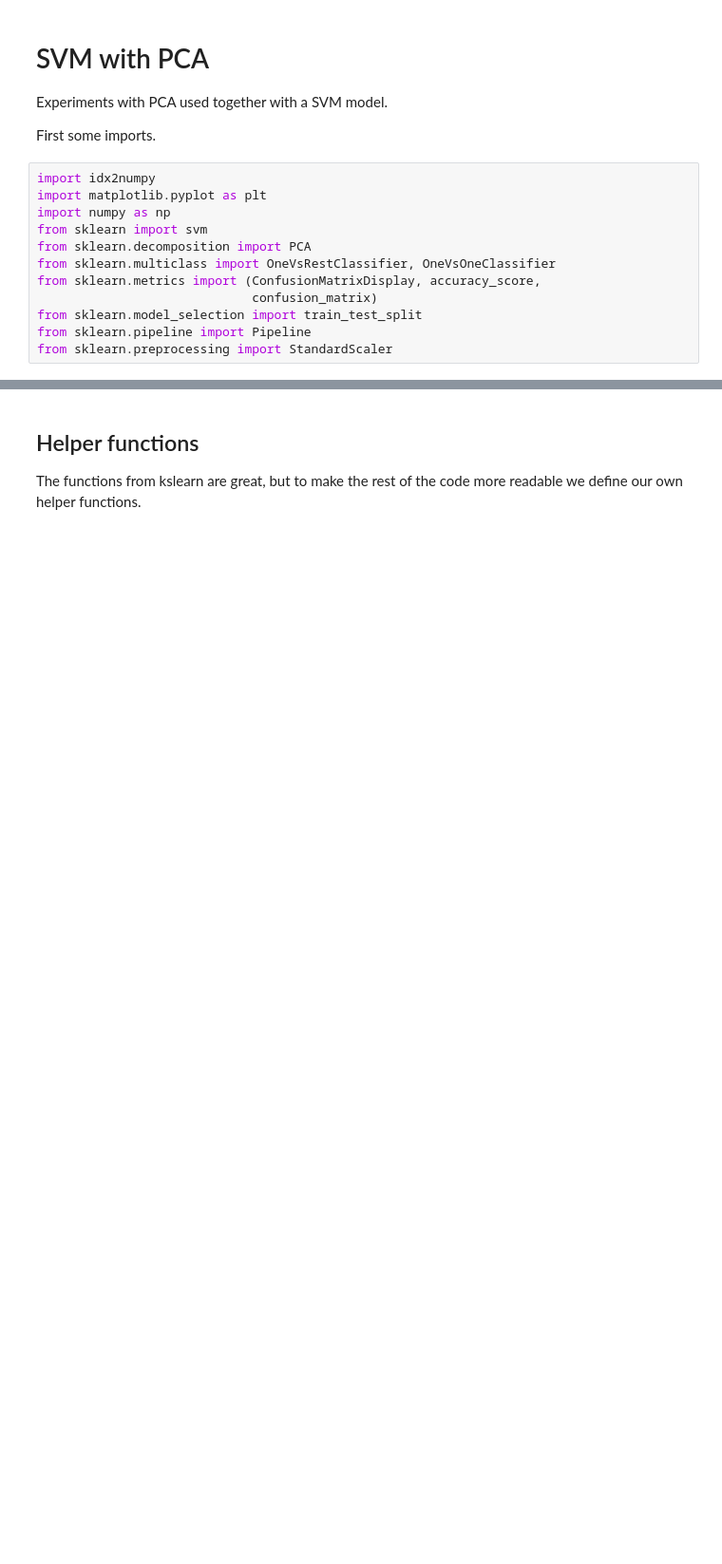
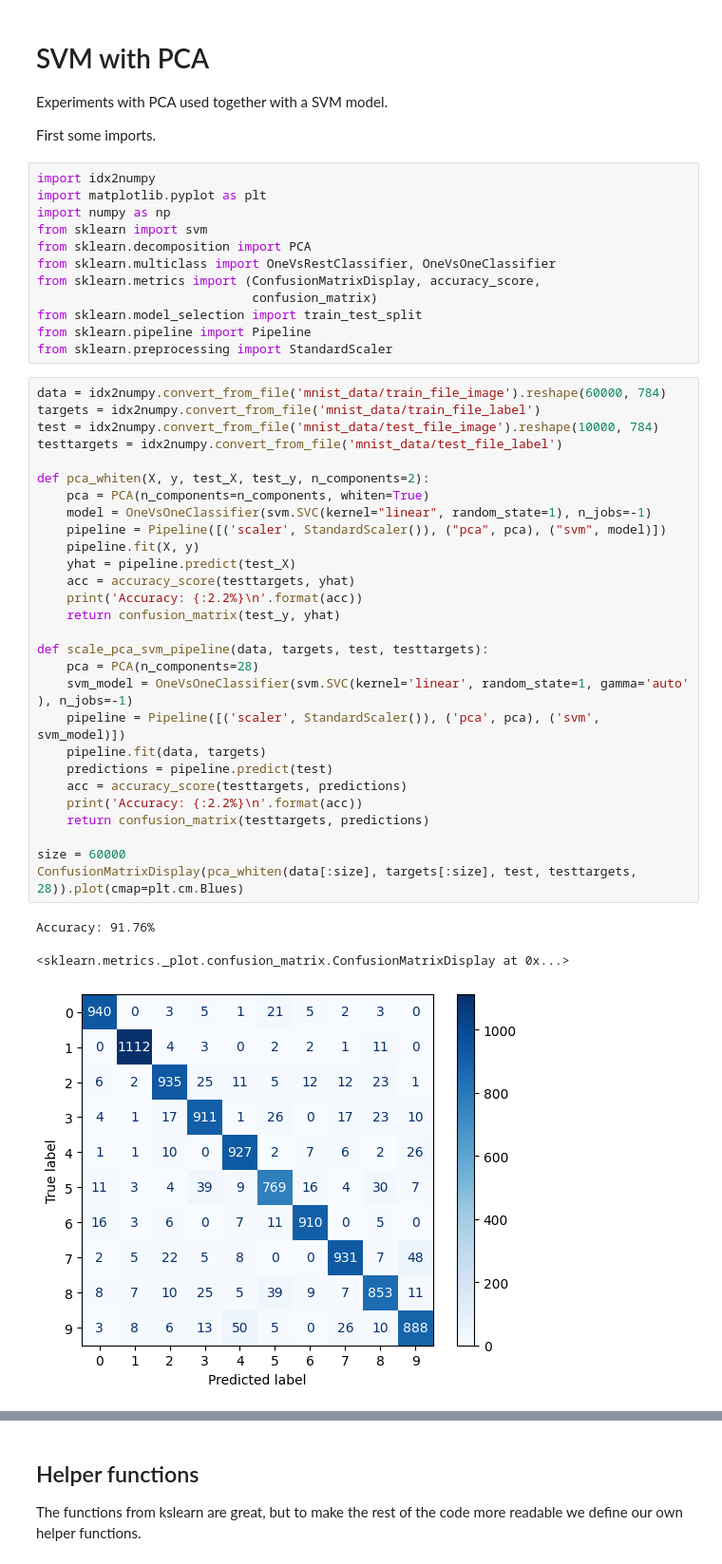
Before and after one commit to AAU-Dat/P5-Nonlinear-Dimensionality-Reduction, a Jupyter notebook: src/pca_lda_experiment.ipynb, the cells around one changed output, grey strips where cells are left out. Shown: that part at 95% size. Cells and saved outputs as stored; diff of their text form; blank space fills up the shorter version.

```diff
--- a/src/pca_lda_experiment.ipynb
+++ b/src/pca_lda_experiment.ipynb
@@ -15,3 +15,35 @@ from sklearn.metrics import (ConfusionMatrixDisplay, accuracy_score,
 from sklearn.model_selection import train_test_split
 from sklearn.pipeline import Pipeline
 from sklearn.preprocessing import StandardScaler
+# %%
+data = idx2numpy.convert_from_file('mnist_data/train_file_image').reshape(60000, 784)
+targets = idx2numpy.convert_from_file('mnist_data/train_file_label')
+test = idx2numpy.convert_from_file('mnist_data/test_file_image').reshape(10000, 784)
+testtargets = idx2numpy.convert_from_file('mnist_data/test_file_label')
+
+def pca_whiten(X, y, test_X, test_y, n_components=2):
+    pca = PCA(n_components=n_components, whiten=True)
+    model = OneVsOneClassifier(svm.SVC(kernel="linear", random_state=1), n_jobs=-1)
+    pipeline = Pipeline([('scaler', StandardScaler()), ("pca", pca), ("svm", model)])
+    pipeline.fit(X, y)
+    yhat = pipeline.predict(test_X)
+    acc = accuracy_score(testtargets, yhat)
+    print('Accuracy: {:2.2%}\n'.format(acc))
+    return confusion_matrix(test_y, yhat)
+
+def scale_pca_svm_pipeline(data, targets, test, testtargets):
+    pca = PCA(n_components=28)
+    svm_model = OneVsOneClassifier(svm.SVC(kernel='linear', random_state=1, gamma='auto' ), n_jobs=-1)
+    pipeline = Pipeline([('scaler', StandardScaler()), ('pca', pca), ('svm', svm_model)])
+    pipeline.fit(data, targets)
+    predictions = pipeline.predict(test)
+    acc = accuracy_score(testtargets, predictions)
+    print('Accuracy: {:2.2%}\n'.format(acc))
+    return confusion_matrix(testtargets, predictions)
+
+size = 60000
+ConfusionMatrixDisplay(pca_whiten(data[:size], targets[:size], test, testtargets, 28)).plot(cmap=plt.cm.Blues)
+# %% [output]
+Accuracy: 91.76%
+<sklearn.metrics._plot.confusion_matrix.ConfusionMatrixDisplay at 0x...>
+[figure, added]
```
Also changed, not shown: parts of 3 cells of this notebook, 2 other files.
